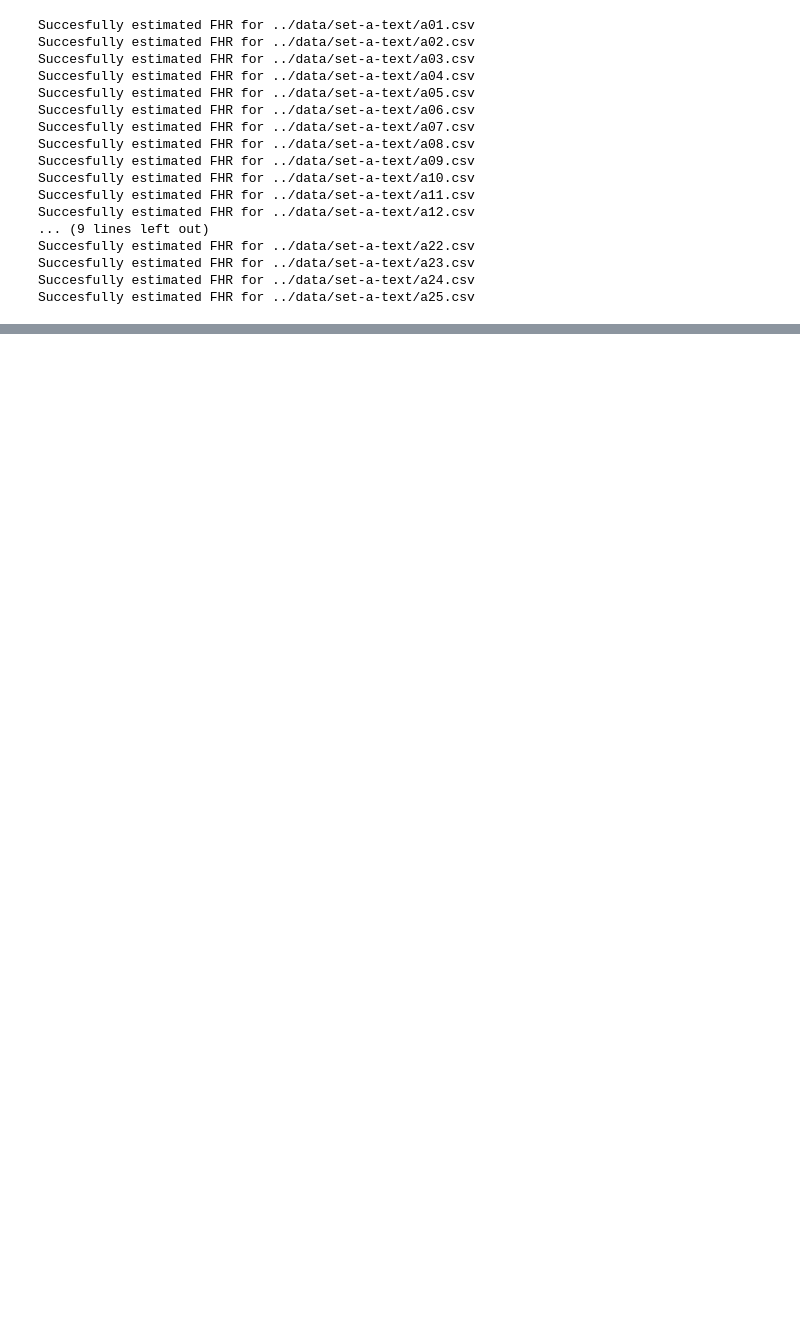
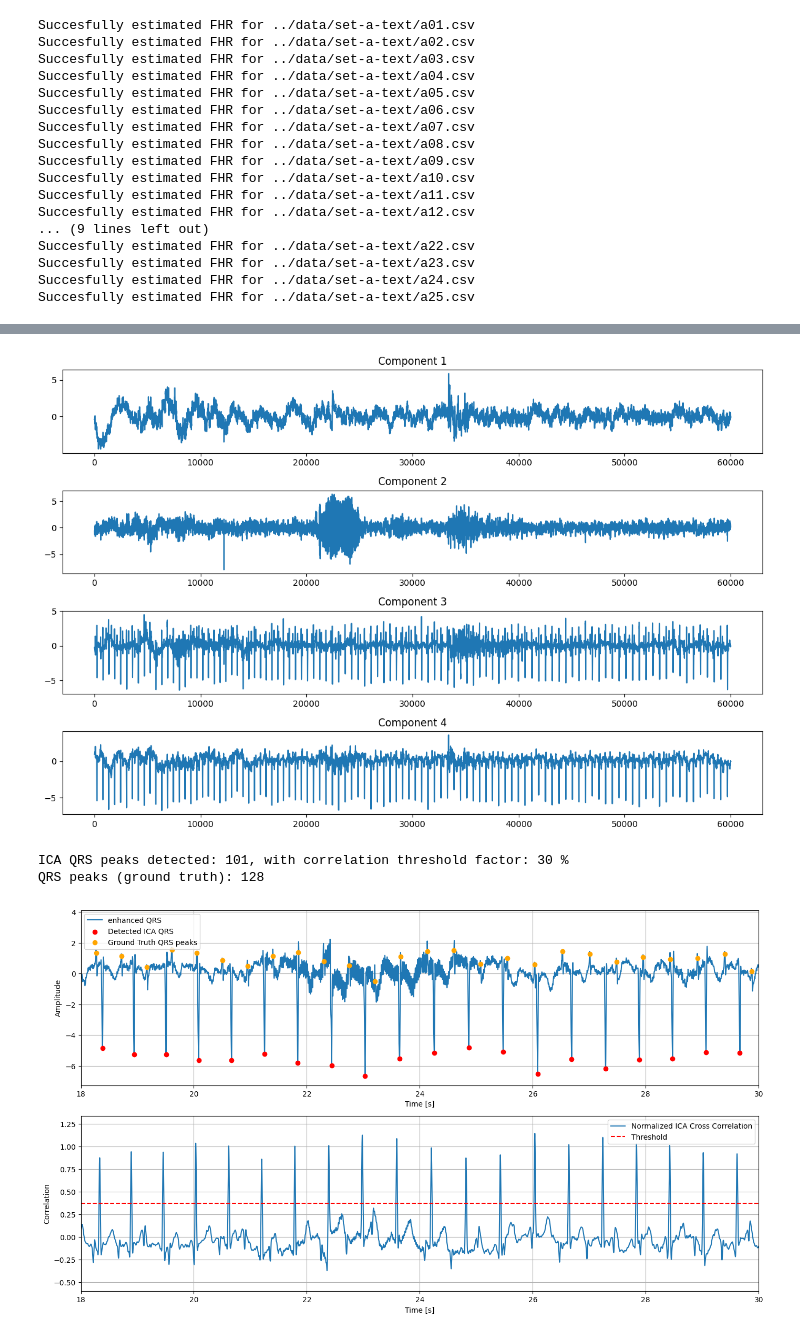
Before and after one commit to EmanueleGiavardi/BSP_project, a Jupyter notebook: src/performances.ipynb, the cells around one changed output, grey strips where cells are left out. Drawn from its saved outputs; the diff is of its cells as text; code cells hidden in the pictures; blank space fills up the shorter version.

Commit message:
ICA test

```diff
--- a/src/performances.ipynb
+++ b/src/performances.ipynb
@@ -183,0 +252,21 @@ for el in FHRs:
+# %%
+# TEST ICA
+
+test = 2
+
+sp_path = csv_paths[test]
+gt_path = gt_paths[test]
+
+# fetal peaks (ground truth)
+with open(gt_path, 'r') as file: gt = np.array([int(line.strip()) for line in file])
+
+# realizations
+realizations, labels = extract_stochastic_process(sp_path, num_realizations)
+S1 = StochasticProcess(num_realizations, realizations, labels, colors, sr)
+
+ica_peaks = ICA_analysis(S1, gt, component_to_choose=3)
+# %% [output]
+[figure, added]
+ICA QRS peaks detected: 101, with correlation threshold factor: 30 %
+QRS peaks (ground truth): 128
+[figure, added]
```
Also changed, not shown: parts of 5 cells of this notebook.
